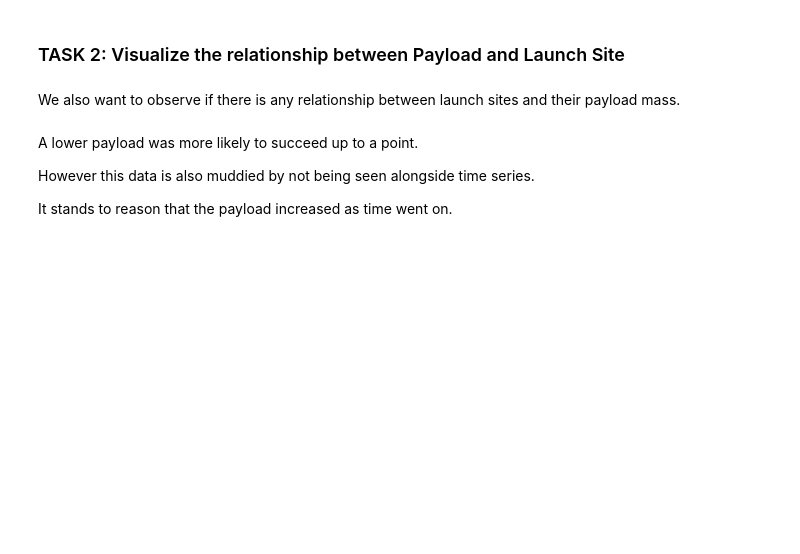
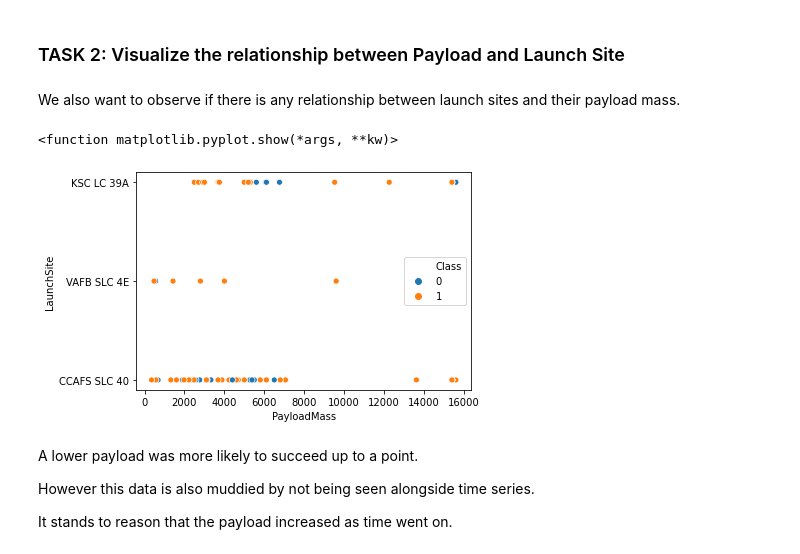
Before and after one commit to jaksaffras/Coursera-IBM-DataScience, a Jupyter notebook: Exploratory Data Analysis with Visualization.ipynb, the cells around one changed output. Cells and saved outputs as stored; diff of their text form; code cells hidden in the pictures; blank space fills up the shorter version.

```diff
--- a/Exploratory Data Analysis with Visualization.ipynb
+++ b/Exploratory Data Analysis with Visualization.ipynb
@@ -102,9 +104,12 @@ We also want to observe if there is any relationship between launch sites and th
 # %%
 # Plot a scatter point chart with x axis to be Pay Load Mass (kg) and y axis to be the launch site, and hue to be the class value
 sns.scatterplot(x='PayloadMass',y='LaunchSite', hue = 'Class',data = df)
 plt.xlabel = 'Payload Mass'
 plt.ylabel = 'Launch Site'
-plt.show
+plt.show()
+# %% [output]
+<function matplotlib.pyplot.show(*args, **kw)>
+[figure, added]
 # %% [markdown]
 A lower payload was more likely to succeed up to a point.
 
```
Also changed, not shown: parts of 12 cells of this notebook.
